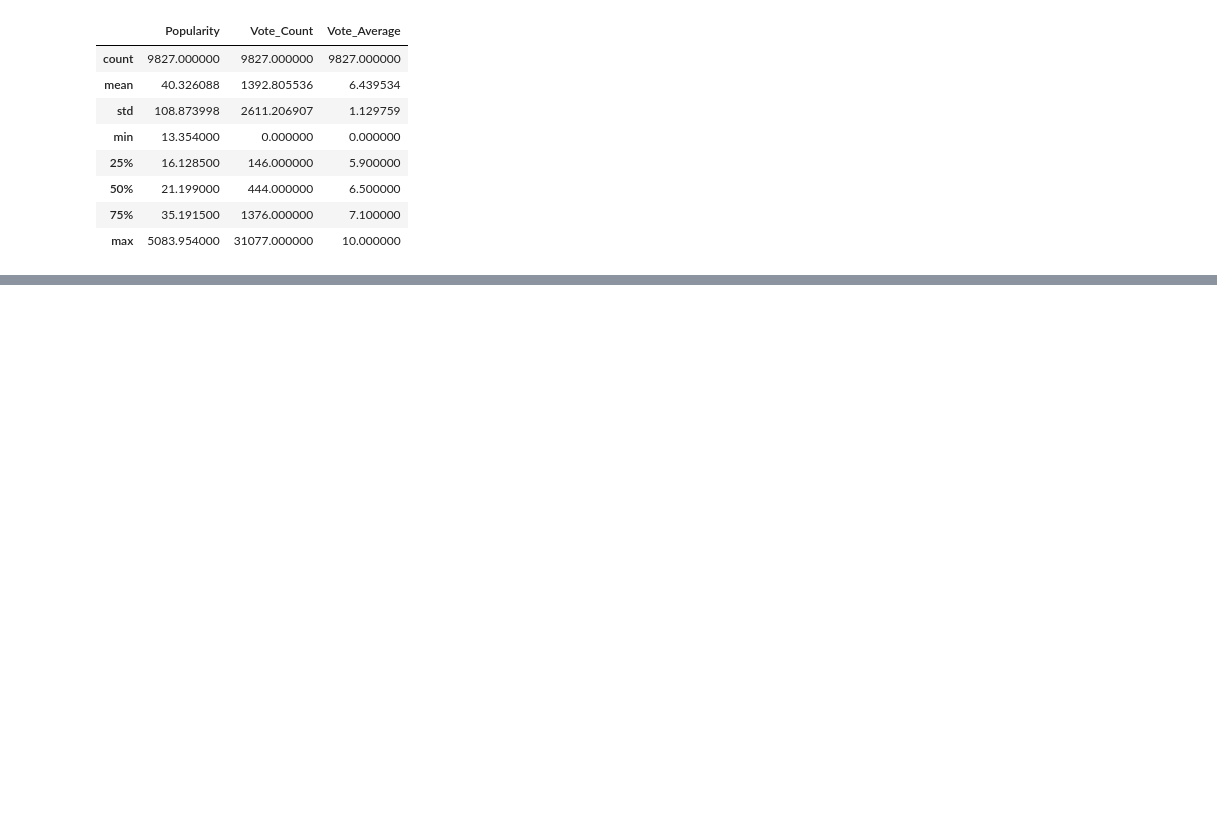
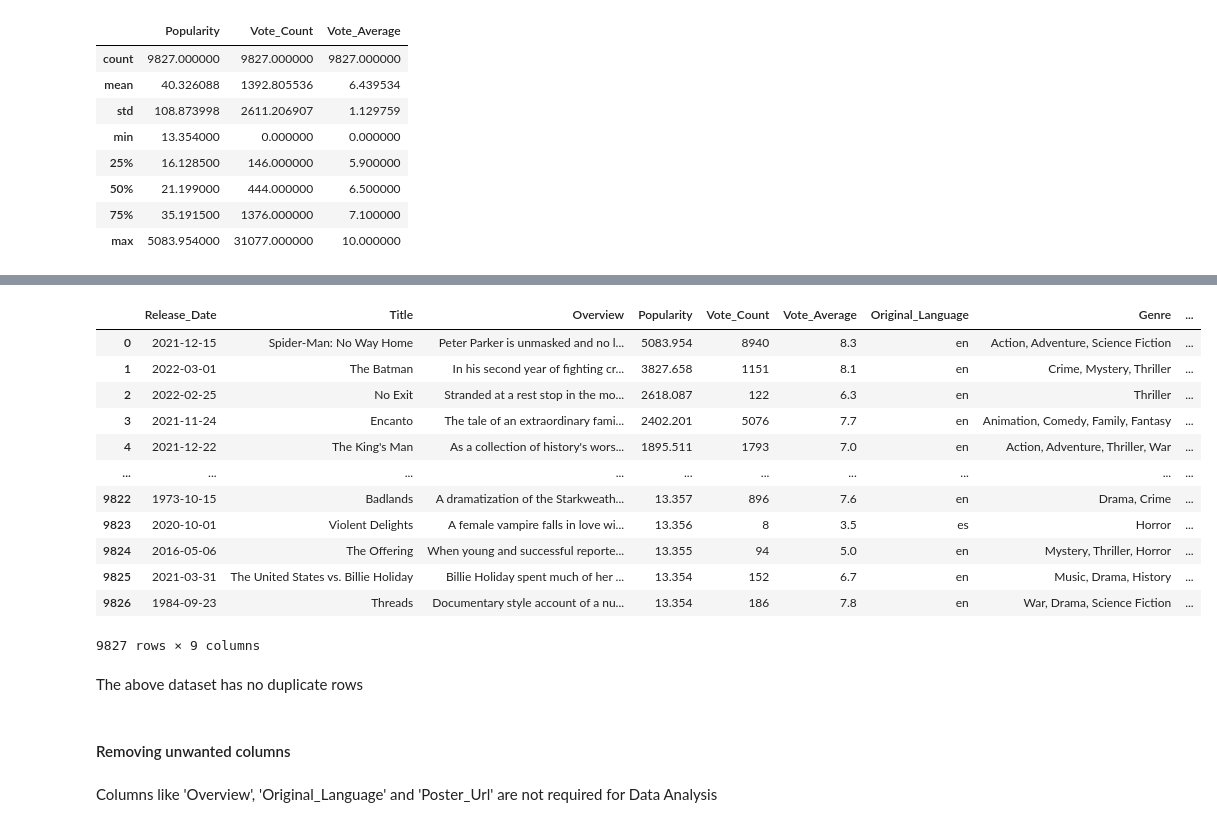
Before and after one commit to KBasu21/NETFLIX-Data-Analysis, a Jupyter notebook: main.ipynb, the cells around one changed output, grey strips where cells are left out. Saved outputs shown, nothing was run; the diff lists cells and outputs as text; code cells hidden in the pictures; blank space fills up the shorter version.

```diff
--- a/main.ipynb
+++ b/main.ipynb
@@ -31,0 +113,22 @@ df.describe()
+# %%
+df.drop_duplicates(keep='first')
+# %% [output]
+|  | Release_Date | Title | Overview | Popularity | Vote_Count | Vote_Average | Original_Language | Genre | ... |
+| 0 | 2021-12-15 | Spider-Man: No Way Home | Peter Parker is unmasked and no l... | 5083.954 | 8940 | 8.3 | en | Action, Adventure, Science Fiction | ... |
+| 1 | 2022-03-01 | The Batman | In his second year of fighting cr... | 3827.658 | 1151 | 8.1 | en | Crime, Mystery, Thriller | ... |
+| 2 | 2022-02-25 | No Exit | Stranded at a rest stop in the mo... | 2618.087 | 122 | 6.3 | en | Thriller | ... |
+| 3 | 2021-11-24 | Encanto | The tale of an extraordinary fami... | 2402.201 | 5076 | 7.7 | en | Animation, Comedy, Family, Fantasy | ... |
+| 4 | 2021-12-22 | The King's Man | As a collection of history's wors... | 1895.511 | 1793 | 7.0 | en | Action, Adventure, Thriller, War | ... |
+| ... | ... | ... | ... | ... | ... | ... | ... | ... | ... |
+| 9822 | 1973-10-15 | Badlands | A dramatization of the Starkweath... | 13.357 | 896 | 7.6 | en | Drama, Crime | ... |
+| 9823 | 2020-10-01 | Violent Delights | A female vampire falls in love wi... | 13.356 | 8 | 3.5 | es | Horror | ... |
+| 9824 | 2016-05-06 | The Offering | When young and successful reporte... | 13.355 | 94 | 5.0 | en | Mystery, Thriller, Horror | ... |
+| 9825 | 2021-03-31 | The United States vs. Billie Holiday | Billie Holiday spent much of her ... | 13.354 | 152 | 6.7 | en | Music, Drama, History | ... |
+| 9826 | 1984-09-23 | Threads | Documentary style account of a nu... | 13.354 | 186 | 7.8 | en | War, Drama, Science Fiction | ... |
+9827 rows × 9 columns
+# %% [markdown]
+The above dataset has no duplicate rows
+# %% [markdown]
+#### Removing unwanted columns
+# %% [markdown]
+Columns like 'Overview', 'Original_Language' and 'Poster_Url' are not required for Data Analysis
```
Also changed, not shown: parts of 82 cells of this notebook.
